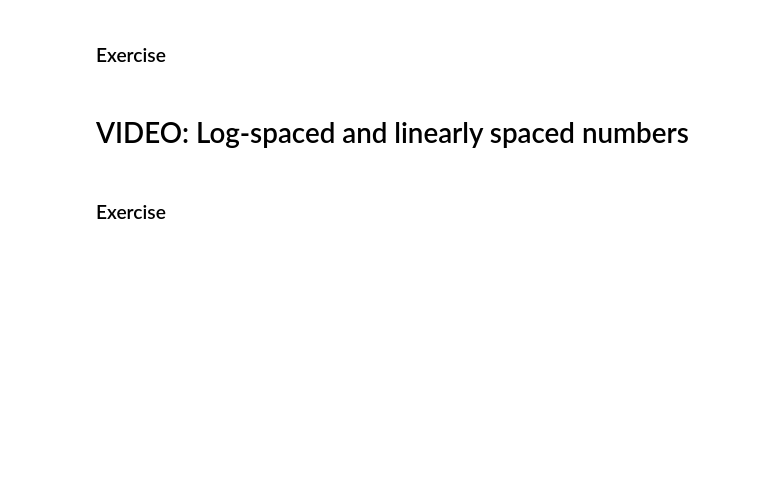
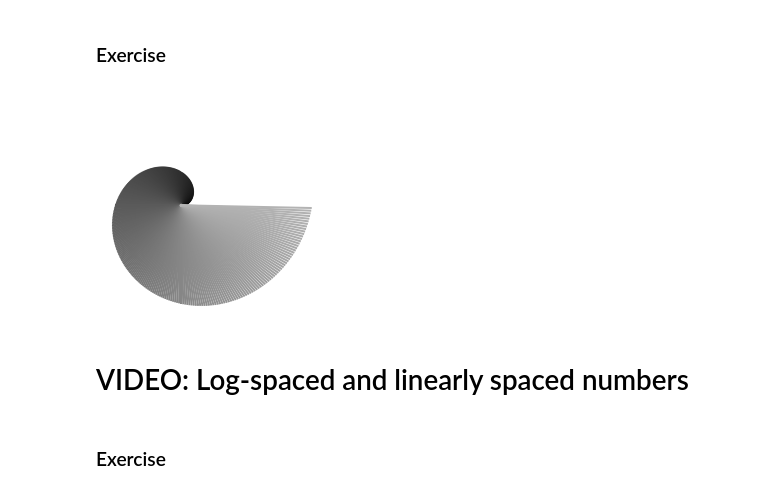
Before and after one commit to adel-nouar/Math_with_Python, a Jupyter notebook: Section07_pymath_algebra2.ipynb, the cells around one changed output. Cells and saved outputs as stored; diff of their text form; code cells hidden in the pictures; blank space fills up the shorter version.

```diff
--- a/Section07_pymath_algebra2.ipynb
+++ b/Section07_pymath_algebra2.ipynb
@@ -710,5 +751,18 @@ plt.show()
 # %% [markdown]
 ### Exercise
+# %%
+n = 300
+
+color = np.linspace(0, .7, n)
+for k in range(0, n):
+    z = k * np.exp( 2*np.pi*1j*k/n)
+    plt.plot([0, np.real(z)], [0, np.imag(z)], linewidth=2, color=[color[k], color[k], color[k]])
+
+plt.axis('square')
+plt.axis('off')
+plt.show()
+# %% [output]
+[figure, added]
 # %% [markdown]
 # VIDEO: Log-spaced and linearly spaced numbers
 # %% [markdown]
```
Also changed, not shown: parts of 4 cells of this notebook.
